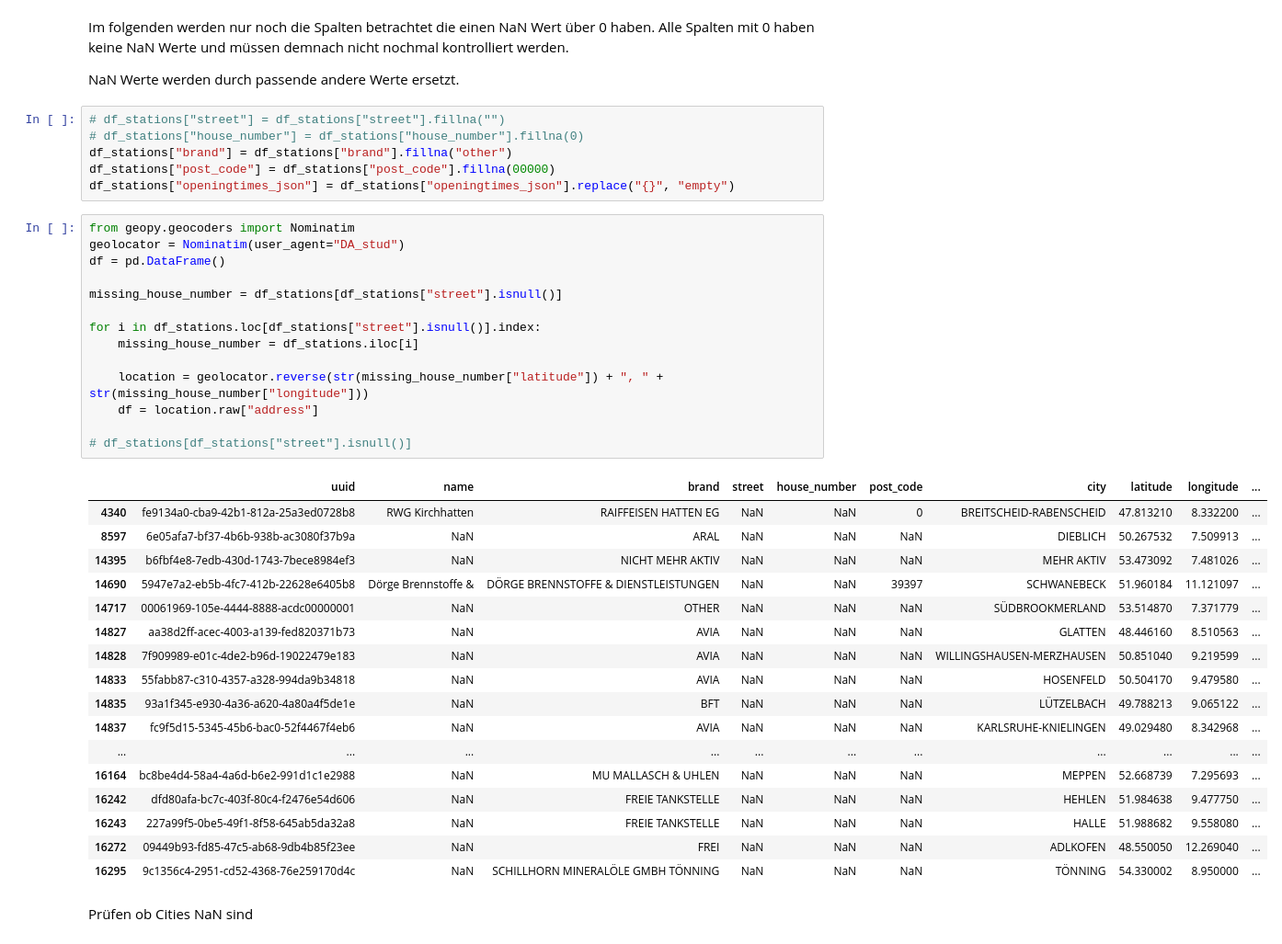
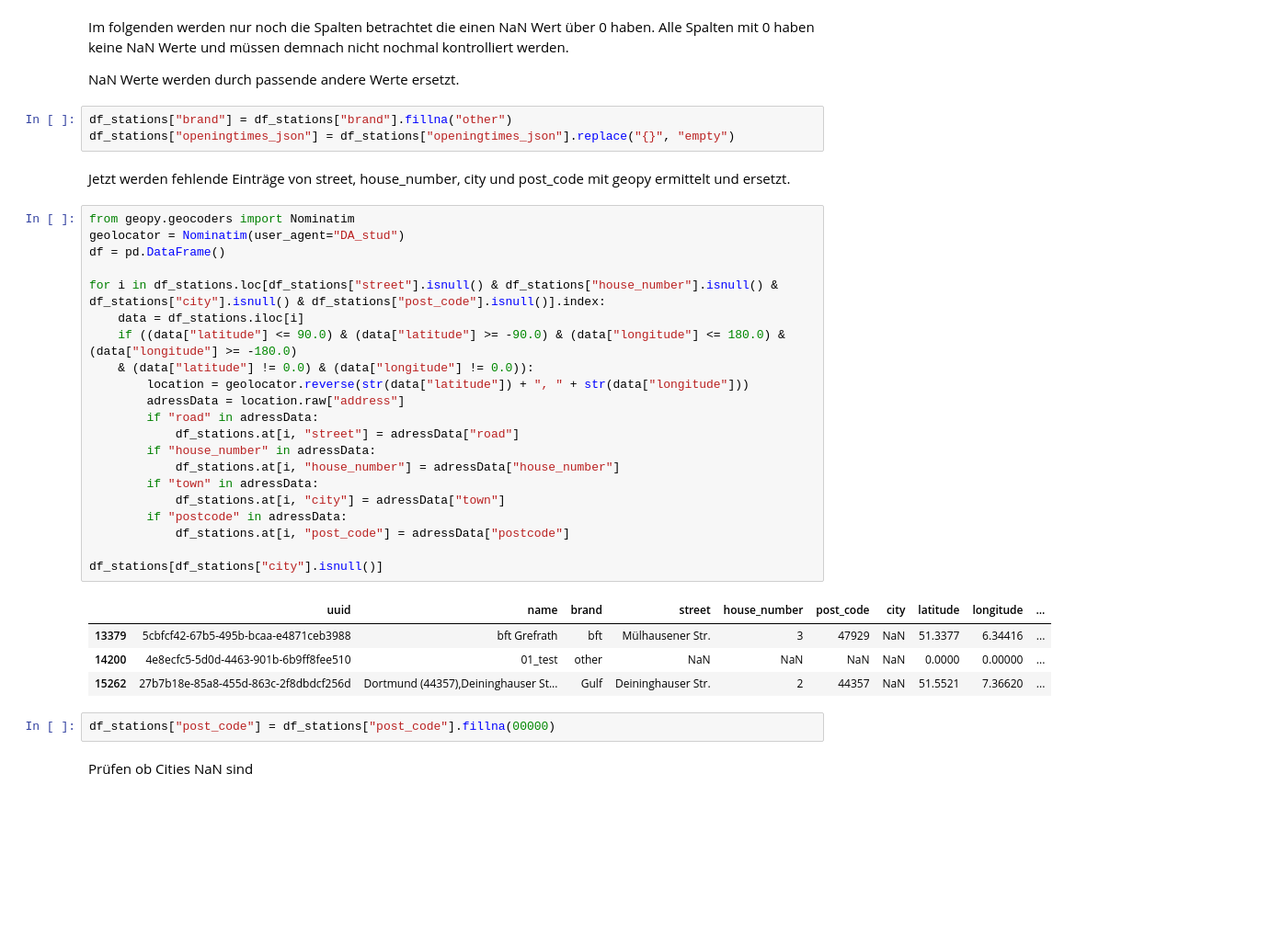
Before and after one commit to TechPiranja/DA_Stud, a Jupyter notebook: nachname_vorname.ipynb, the cells around one changed output. Shown at 92% size. Cells and saved outputs as stored; diff of their text form; blank space fills up the shorter version.

Commit message:
finished geopy replacement of NaN values

```diff
--- a/nachname_vorname.ipynb
+++ b/nachname_vorname.ipynb
@@ -43,43 +43,38 @@ Alle Spalten mit 0 haben keine NaN Werte und müssen demnach nicht nochmal kontr
 
 NaN Werte werden durch passende andere Werte ersetzt.
 # %%
-# df_stations["street"] = df_stations["street"].fillna("")
-# df_stations["house_number"] = df_stations["house_number"].fillna(0)
 df_stations["brand"] = df_stations["brand"].fillna("other")
-df_stations["post_code"] = df_stations["post_code"].fillna(00000)
 df_stations["openingtimes_json"] = df_stations["openingtimes_json"].replace("{}", "empty")
+# %% [markdown]
+Jetzt werden fehlende Einträge von street, house_number, city und post_code mit geopy ermittelt und ersetzt.
 # %%
 from geopy.geocoders import Nominatim
 geolocator = Nominatim(user_agent="DA_stud")
 df = pd.DataFrame()
 
-missing_house_number = df_stations[df_stations["street"].isnull()]
+for i in df_stations.loc[df_stations["street"].isnull() & df_stations["house_number"].isnull() & df_stations["city"].isnull() & df_stations["post_code"].isnull()].index:
+    data = df_stations.iloc[i]
+    if ((data["latitude"] <= 90.0) & (data["latitude"] >= -90.0) & (data["longitude"] <= 180.0) & (data["longitude"] >= -180.0)
+    & (data["latitude"] != 0.0) & (data["longitude"] != 0.0)):
+        location = geolocator.reverse(str(data["latitude"]) + ", " + str(data["longitude"]))
+        adressData = location.raw["address"]
+        if "road" in adressData:
+            df_stations.at[i, "street"] = adressData["road"]
+        if "house_number" in adressData:
+            df_stations.at[i, "house_number"] = adressData["house_number"]
+        if "town" in adressData:
+            df_stations.at[i, "city"] = adressData["town"]
+        if "postcode" in adressData:
+            df_stations.at[i, "post_code"] = adressData["postcode"]
 
-for i in df_stations.loc[df_stations["street"].isnull()].index:
-    missing_house_number = df_stations.iloc[i]
-
-    location = geolocator.reverse(str(missing_house_number["latitude"]) + ", " + str(missing_house_number["longitude"]))
-    df = location.raw["address"]
-
-# df_stations[df_stations["street"].isnull()]
+df_stations[df_stations["city"].isnull()]
 # %% [output]
 |  | uuid | name | brand | street | house_number | post_code | city | latitude | longitude | ... |
-| 4340 | fe9134a0-cba9-42b1-812a-25a3ed0728b8 | RWG Kirchhatten | RAIFFEISEN HATTEN EG | NaN | NaN | 0 | BREITSCHEID-RABENSCHEID | 47.813210 | 8.332200 | ... |
-| 8597 | 6e05afa7-bf37-4b6b-938b-ac3080f37b9a | NaN | ARAL | NaN | NaN | NaN | DIEBLICH | 50.267532 | 7.509913 | ... |
-| 14395 | b6fbf4e8-7edb-430d-1743-7bece8984ef3 | NaN | NICHT MEHR AKTIV | NaN | NaN | NaN | MEHR AKTIV | 53.473092 | 7.481026 | ... |
-| 14690 | 5947e7a2-eb5b-4fc7-412b-22628e6405b8 | Dörge Brennstoffe & | DÖRGE BRENNSTOFFE & DIENSTLEISTUNGEN | NaN | NaN | 39397 | SCHWANEBECK | 51.960184 | 11.121097 | ... |
-| 14717 | 00061969-105e-4444-8888-acdc00000001 | NaN | OTHER | NaN | NaN | NaN | SÜDBROOKMERLAND | 53.514870 | 7.371779 | ... |
-| 14827 | aa38d2ff-acec-4003-a139-fed820371b73 | NaN | AVIA | NaN | NaN | NaN | GLATTEN | 48.446160 | 8.510563 | ... |
-| 14828 | 7f909989-e01c-4de2-b96d-19022479e183 | NaN | AVIA | NaN | NaN | NaN | WILLINGSHAUSEN-MERZHAUSEN | 50.851040 | 9.219599 | ... |
-| 14833 | 55fabb87-c310-4357-a328-994da9b34818 | NaN | AVIA | NaN | NaN | NaN | HOSENFELD | 50.504170 | 9.479580 | ... |
-| 14835 | 93a1f345-e930-4a36-a620-4a80a4f5de1e | NaN | BFT | NaN | NaN | NaN | LÜTZELBACH | 49.788213 | 9.065122 | ... |
-| 14837 | fc9f5d15-5345-45b6-bac0-52f4467f4eb6 | NaN | AVIA | NaN | NaN | NaN | KARLSRUHE-KNIELINGEN | 49.029480 | 8.342968 | ... |
-| ... | ... | ... | ... | ... | ... | ... | ... | ... | ... | ... |
-| 16164 | bc8be4d4-58a4-4a6d-b6e2-991d1c1e2988 | NaN | MU MALLASCH & UHLEN | NaN | NaN | NaN | MEPPEN | 52.668739 | 7.295693 | ... |
-| 16242 | dfd80afa-bc7c-403f-80c4-f2476e54d606 | NaN | FREIE TANKSTELLE | NaN | NaN | NaN | HEHLEN | 51.984638 | 9.477750 | ... |
-| 16243 | 227a99f5-0be5-49f1-8f58-645ab5da32a8 | NaN | FREIE TANKSTELLE | NaN | NaN | NaN | HALLE | 51.988682 | 9.558080 | ... |
-| 16272 | 09449b93-fd85-47c5-ab68-9db4b85f23ee | NaN | FREI | NaN | NaN | NaN | ADLKOFEN | 48.550050 | 12.269040 | ... |
-| 16295 | 9c1356c4-2951-cd52-4368-76e259170d4c | NaN | SCHILLHORN MINERALÖLE GMBH TÖNNING | NaN | NaN | NaN | TÖNNING | 54.330002 | 8.950000 | ... |
+| 13379 | 5cbfcf42-67b5-495b-bcaa-e4871ceb3988 | bft Grefrath | bft | Mülhausener Str. | 3 | 47929 | NaN | 51.3377 | 6.34416 | ... |
+| 14200 | 4e8ecfc5-5d0d-4463-901b-6b9ff8fee510 | 01_test | other | NaN | NaN | NaN | NaN | 0.0000 | 0.00000 | ... |
+| 15262 | 27b7b18e-85a8-455d-863c-2f8dbdcf256d | Dortmund (44357),Deininghauser St... | Gulf | Deininghauser Str. | 2 | 44357 | NaN | 51.5521 | 7.36620 | ... |
+# %%
+df_stations["post_code"] = df_stations["post_code"].fillna(00000)
 # %% [markdown]
 Prüfen ob Cities NaN sind
 # %%
```
Also changed, not shown: parts of 5 cells of this notebook.
